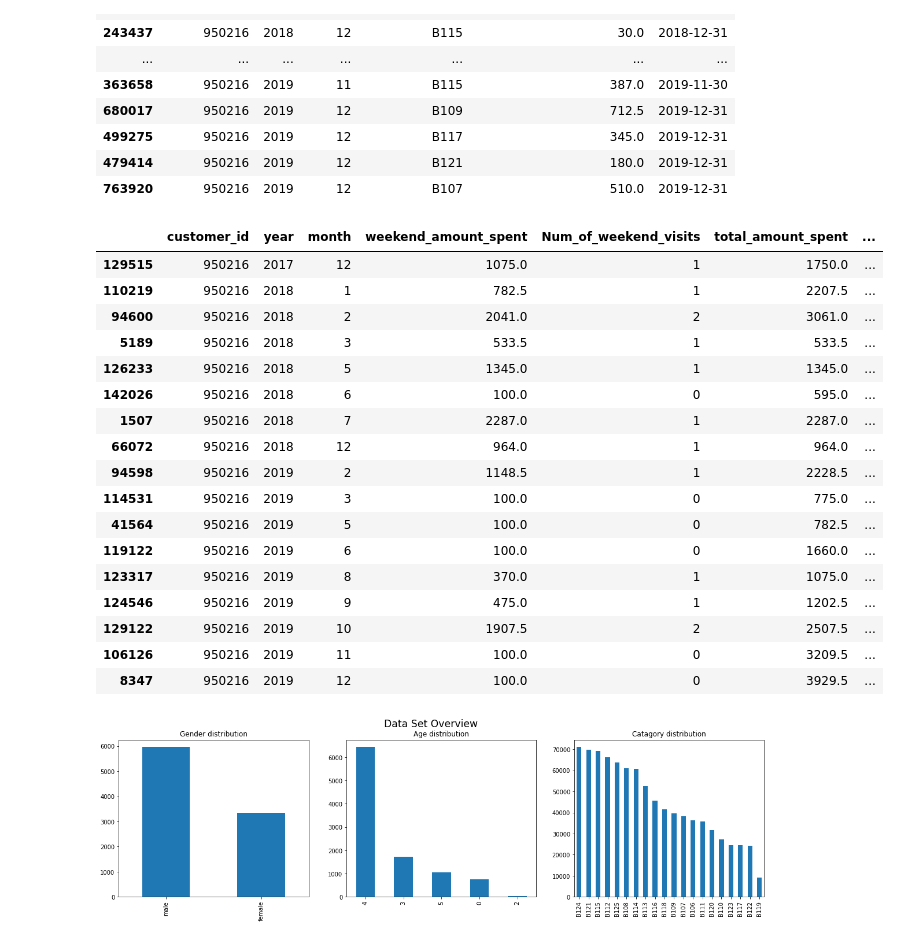
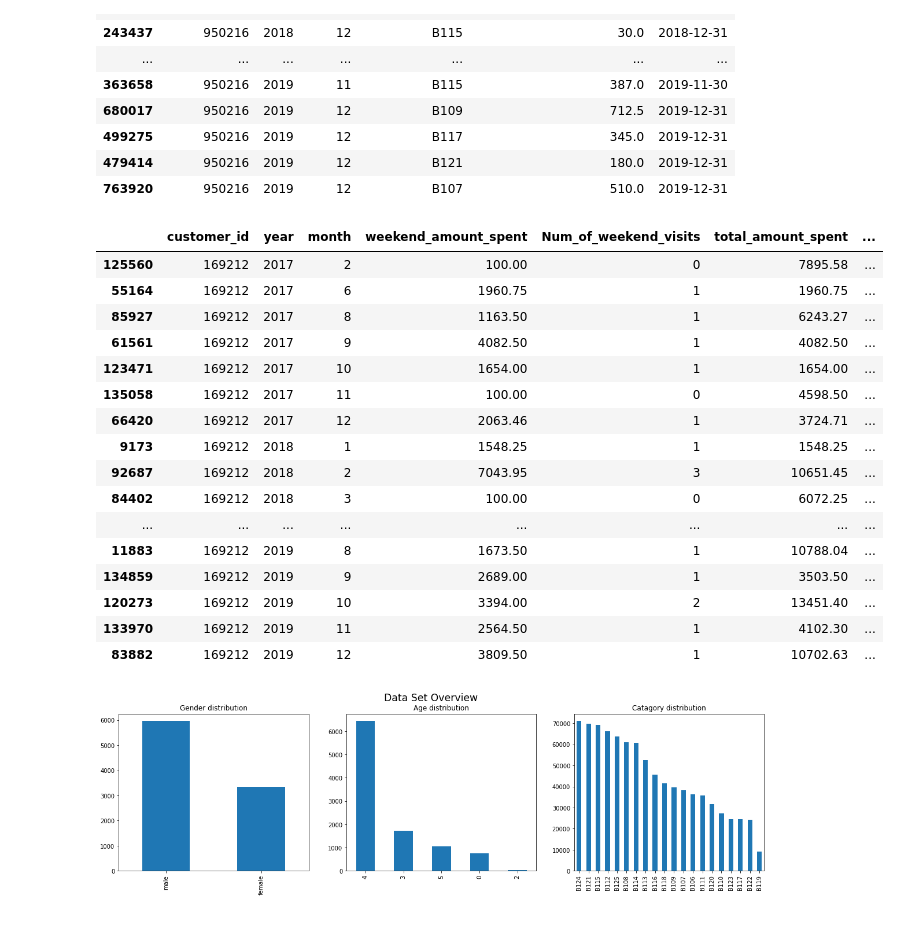
Before and after one commit to MrSupiri/Data-Storm-1.0, a Jupyter notebook: DataStrom.ipynb, the cells around one changed output. Cells and saved outputs as stored; diff of their text form; code cells hidden in the pictures.

```diff
--- a/DataStrom.ipynb
+++ b/DataStrom.ipynb
@@ -133,26 +133,25 @@ sales_detal.loc[sales_detal['customer_id'] == 950216].sort_values(by=['end_date'
 | 479414 | 950216 | 2019 | 12 | B121 | 180.0 | 2019-12-31 |
 | 763920 | 950216 | 2019 | 12 | B107 | 510.0 | 2019-12-31 |
 # %%
-sales_summary.loc[sales_summary['customer_id'] == 950216].sort_values(by=['end_date'])
+sales_summary.loc[sales_summary['customer_id'] == 169212].sort_values(by=['end_date'])
 # %% [output]
 |  | customer_id | year | month | weekend_amount_spent | Num_of_weekend_visits | total_amount_spent | ... |
-| 129515 | 950216 | 2017 | 12 | 1075.0 | 1 | 1750.0 | ... |
-| 110219 | 950216 | 2018 | 1 | 782.5 | 1 | 2207.5 | ... |
-| 94600 | 950216 | 2018 | 2 | 2041.0 | 2 | 3061.0 | ... |
-| 5189 | 950216 | 2018 | 3 | 533.5 | 1 | 533.5 | ... |
-| 126233 | 950216 | 2018 | 5 | 1345.0 | 1 | 1345.0 | ... |
-| 142026 | 950216 | 2018 | 6 | 100.0 | 0 | 595.0 | ... |
-| 1507 | 950216 | 2018 | 7 | 2287.0 | 1 | 2287.0 | ... |
-| 66072 | 950216 | 2018 | 12 | 964.0 | 1 | 964.0 | ... |
-| 94598 | 950216 | 2019 | 2 | 1148.5 | 1 | 2228.5 | ... |
-| 114531 | 950216 | 2019 | 3 | 100.0 | 0 | 775.0 | ... |
-| 41564 | 950216 | 2019 | 5 | 100.0 | 0 | 782.5 | ... |
-| 119122 | 950216 | 2019 | 6 | 100.0 | 0 | 1660.0 | ... |
-| 123317 | 950216 | 2019 | 8 | 370.0 | 1 | 1075.0 | ... |
-| 124546 | 950216 | 2019 | 9 | 475.0 | 1 | 1202.5 | ... |
-| 129122 | 950216 | 2019 | 10 | 1907.5 | 2 | 2507.5 | ... |
-| 106126 | 950216 | 2019 | 11 | 100.0 | 0 | 3209.5 | ... |
-| 8347 | 950216 | 2019 | 12 | 100.0 | 0 | 3929.5 | ... |
+| 125560 | 169212 | 2017 | 2 | 100.00 | 0 | 7895.58 | ... |
+| 55164 | 169212 | 2017 | 6 | 1960.75 | 1 | 1960.75 | ... |
+| 85927 | 169212 | 2017 | 8 | 1163.50 | 1 | 6243.27 | ... |
+| 61561 | 169212 | 2017 | 9 | 4082.50 | 1 | 4082.50 | ... |
+| 123471 | 169212 | 2017 | 10 | 1654.00 | 1 | 1654.00 | ... |
+| 135058 | 169212 | 2017 | 11 | 100.00 | 0 | 4598.50 | ... |
+| 66420 | 169212 | 2017 | 12 | 2063.46 | 1 | 3724.71 | ... |
+| 9173 | 169212 | 2018 | 1 | 1548.25 | 1 | 1548.25 | ... |
+| 92687 | 169212 | 2018 | 2 | 7043.95 | 3 | 10651.45 | ... |
+| 84402 | 169212 | 2018 | 3 | 100.00 | 0 | 6072.25 | ... |
+| ... | ... | ... | ... | ... | ... | ... | ... |
+| 11883 | 169212 | 2019 | 8 | 1673.50 | 1 | 10788.04 | ... |
+| 134859 | 169212 | 2019 | 9 | 2689.00 | 1 | 3503.50 | ... |
+| 120273 | 169212 | 2019 | 10 | 3394.00 | 2 | 13451.40 | ... |
+| 133970 | 169212 | 2019 | 11 | 2564.50 | 1 | 4102.30 | ... |
+| 83882 | 169212 | 2019 | 12 | 3809.50 | 1 | 10702.63 | ... |
 # %%
 import matplotlib.pyplot as plt
 # %%
```
Also changed, not shown: parts of 13 cells of this notebook.
